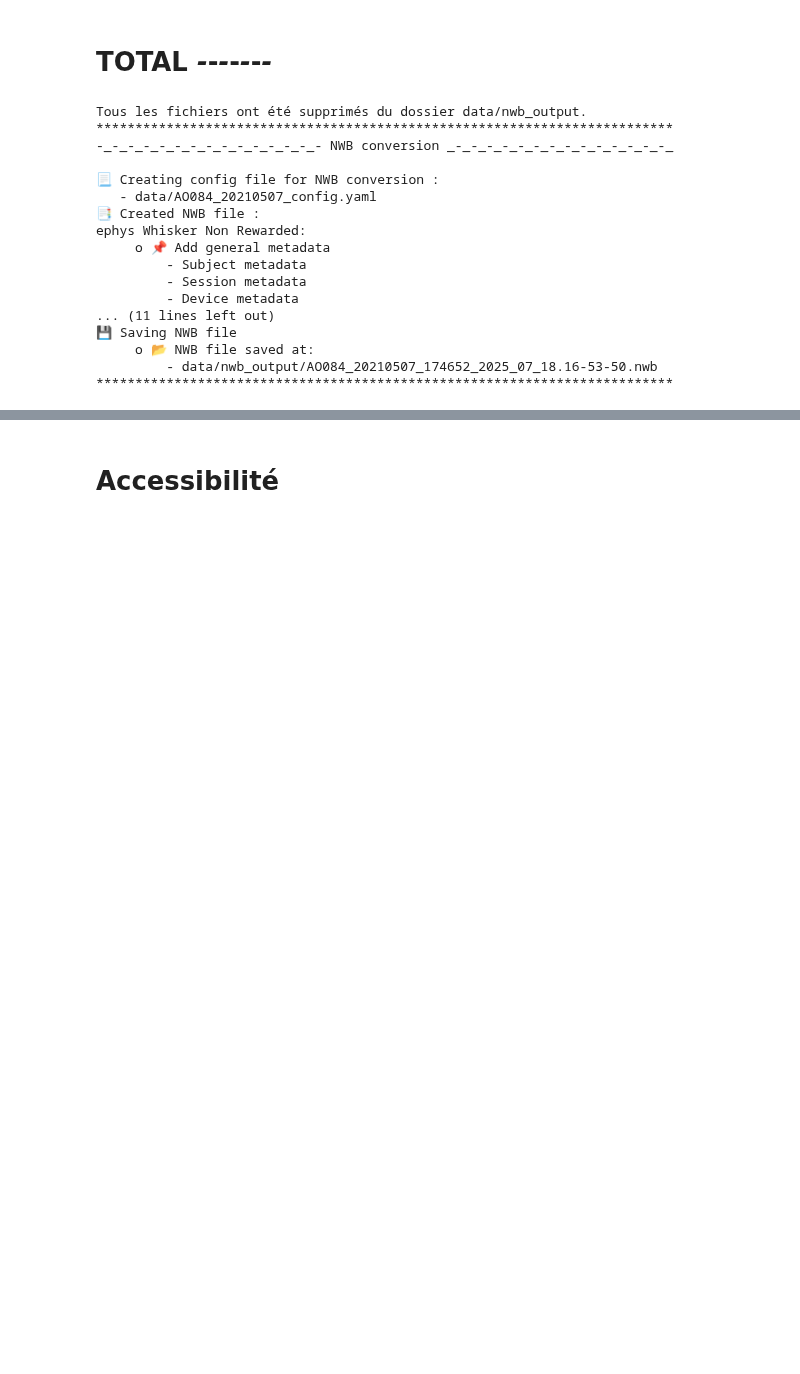
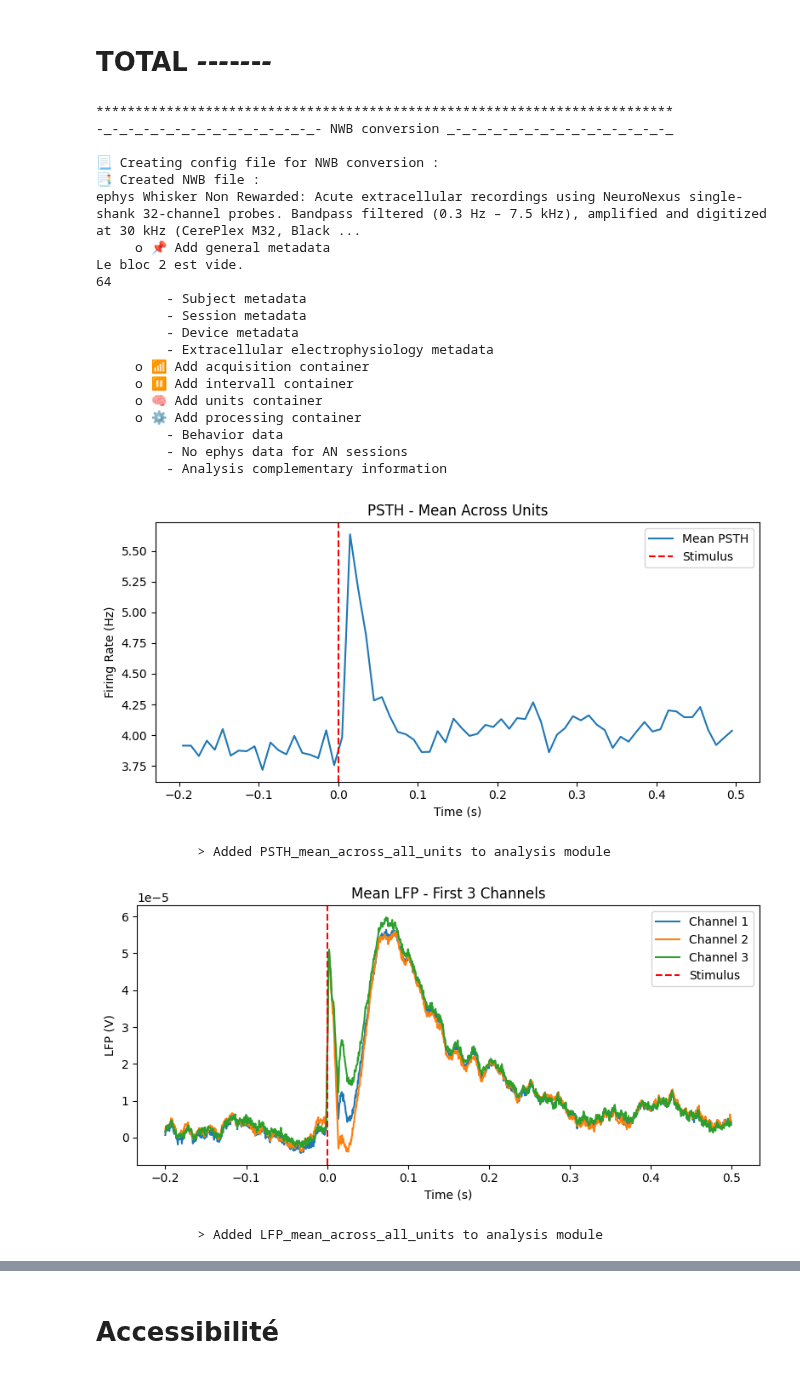
Before and after one commit to loris-fab/NWB_converter_AN, a Jupyter notebook: LO_NWB_conversion_an.ipynb, the cells around one changed output, grey strips where cells are left out. Drawn from its saved outputs; the diff is of its cells as text; code cells hidden in the pictures; blank space fills up the shorter version.

```diff
--- a/LO_NWB_conversion_an.ipynb
+++ b/LO_NWB_conversion_an.ipynb
@@ -215,33 +215,33 @@ except IndexError:
     raise ValueError(f"Session {session_name} not found in the CSV file.")
 # %% [markdown]
  # TOTAL _-_-_-_-_-_-_-_
-# %%
-# Supprimer tous les fichiers dans le dossier NWB output
-for file in os.listdir("data/nwb_output"):
-    file_path = os.path.join("data/nwb_output", file)
-    if os.path.isfile(file_path):
-        os.remove(file_path)
-print("Tous les fichiers ont été supprimés du dossier data/nwb_output.")
-#data/mouse_anastasia/WnonR/AO084_20210507.mat
-#data/mouse_anastasia/WR/AO027_20181101.mat
-filename = "data/mouse_anastasia/WnonR/AO084_20210507.mat" # Chemin vers le fichier .mat
-importlib.reload(LO_NWB_conv)
-nwb_path = LO_NWB_conv.convert_data_to_nwb_an(mat_file=filename, output_folder="data/nwb_output", output_folder_config="data")
-# %% [output]
-Tous les fichiers ont été supprimés du dossier data/nwb_output.
-**************************************************************************
--_-_-_-_-_-_-_-_-_-_-_-_-_-_- NWB conversion _-_-_-_-_-_-_-_-_-_-_-_-_-_-_
-
-📃 Creating config file for NWB conversion :
-   - data/AO084_20210507_config.yaml
-📑 Created NWB file :
-ephys Whisker Non Rewarded:
-     o 📌 Add general metadata
-         - Subject metadata
-         - Session metadata
-         - Device metadata
-... (11 lines left out)
-💾 Saving NWB file
-     o 📂 NWB file saved at:
-         - data/nwb_output/AO084_20210507_174652_2025_07_18.16-53-50.nwb
-**************************************************************************
+# %%
+
+filename = "data/mouse_anastasia/WnonR/AO081_20210505.mat" # Chemin vers le fichier .mat
+importlib.reload(convert_to_nwb_for_AO)
+nwb_path = convert_to_nwb_for_AO.convert_data_to_nwb_an(mat_file=filename, output_folder="data")
+# %% [output]
+**************************************************************************
+-_-_-_-_-_-_-_-_-_-_-_-_-_-_- NWB conversion _-_-_-_-_-_-_-_-_-_-_-_-_-_-_
+
+📃 Creating config file for NWB conversion :
+📑 Created NWB file :
+ephys Whisker Non Rewarded: Acute extracellular recordings using NeuroNexus single-shank 32-channel probes. Bandpass filtered (0.3 Hz – 7.5 kHz), amplified and digitized at 30 kHz (CerePlex M32, Black ...
+     o 📌 Add general metadata
+Le bloc 2 est vide.
+64
+         - Subject metadata
+         - Session metadata
+         - Device metadata
+         - Extracellular electrophysiology metadata
+     o 📶 Add acquisition container
+     o ⏸️ Add intervall container
+     o 🧠 Add units container
+     o ⚙️ Add processing container
+         - Behavior data
+         - No ephys data for AN sessions
+         - Analysis complementary information
+[figure, added]
+             > Added PSTH_mean_across_all_units to analysis module
+[figure, added]
+             > Added LFP_mean_across_all_units to analysis module
```
Also changed, not shown: parts of 4 cells of this notebook.
